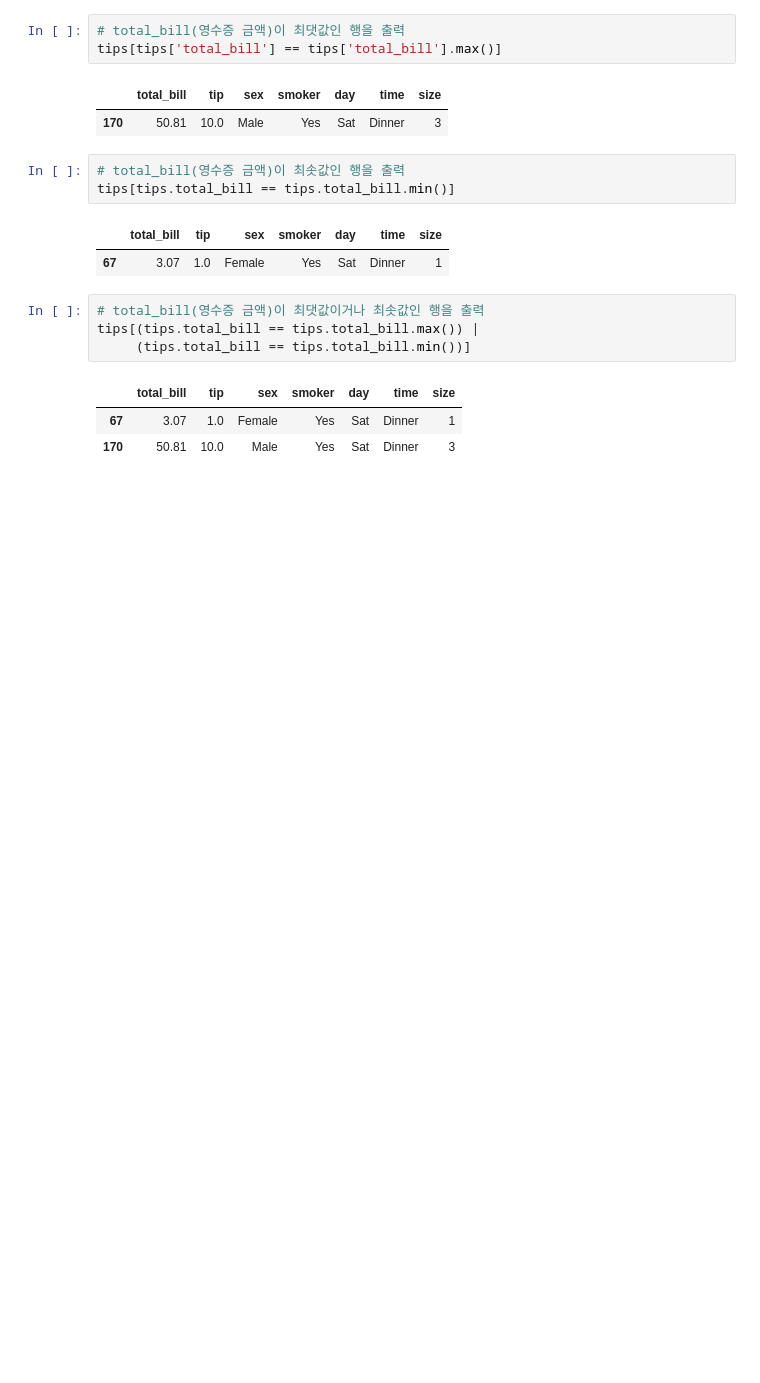
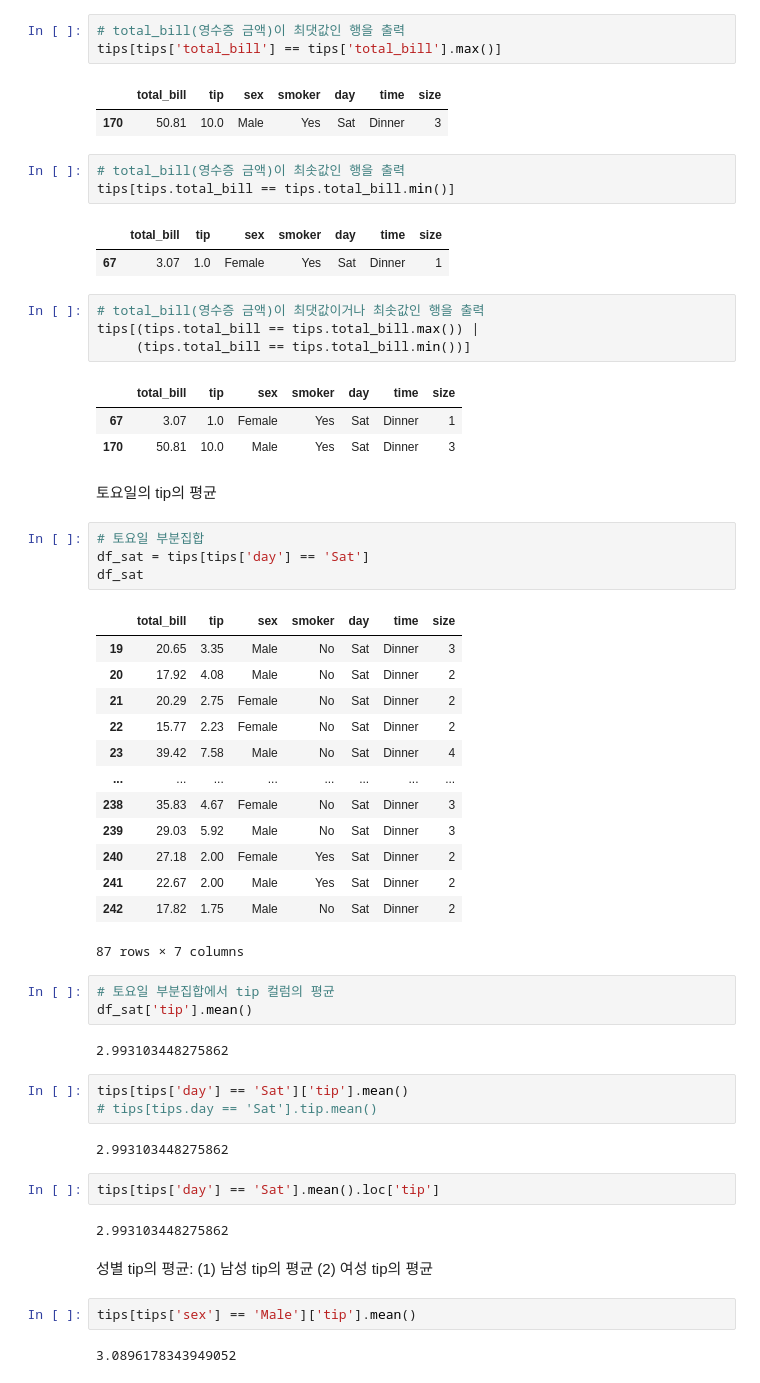
Before and after one commit to JakeOh/202105_itw_bd26, a Jupyter notebook: lab_da/da04_DataFrame.ipynb, the cells around one changed output. Saved outputs shown, nothing was run; the diff lists cells and outputs as text; blank space fills up the shorter version.

```diff
--- a/lab_da/da04_DataFrame.ipynb
+++ b/lab_da/da04_DataFrame.ipynb
@@ -164,3 +164,43 @@ tips[(tips.total_bill == tips.total_bill.max()) |
 |  | total_bill | tip | sex | smoker | day | time | size |
 | 67 | 3.07 | 1.0 | Female | Yes | Sat | Dinner | 1 |
 | 170 | 50.81 | 10.0 | Male | Yes | Sat | Dinner | 3 |
+# %% [markdown]
+토요일의 tip의 평균
+# %%
+# 토요일 부분집합
+df_sat = tips[tips['day'] == 'Sat']
+df_sat
+# %% [output]
+|  | total_bill | tip | sex | smoker | day | time | size |
+| 19 | 20.65 | 3.35 | Male | No | Sat | Dinner | 3 |
+| 20 | 17.92 | 4.08 | Male | No | Sat | Dinner | 2 |
+| 21 | 20.29 | 2.75 | Female | No | Sat | Dinner | 2 |
+| 22 | 15.77 | 2.23 | Female | No | Sat | Dinner | 2 |
+| 23 | 39.42 | 7.58 | Male | No | Sat | Dinner | 4 |
+| ... | ... | ... | ... | ... | ... | ... | ... |
+| 238 | 35.83 | 4.67 | Female | No | Sat | Dinner | 3 |
+| 239 | 29.03 | 5.92 | Male | No | Sat | Dinner | 3 |
+| 240 | 27.18 | 2.00 | Female | Yes | Sat | Dinner | 2 |
+| 241 | 22.67 | 2.00 | Male | Yes | Sat | Dinner | 2 |
+| 242 | 17.82 | 1.75 | Male | No | Sat | Dinner | 2 |
+87 rows × 7 columns
+# %%
+# 토요일 부분집합에서 tip 컬럼의 평균
+df_sat['tip'].mean()
+# %% [output]
+2.993103448275862
+# %%
+tips[tips['day'] == 'Sat']['tip'].mean()
+# tips[tips.day == 'Sat'].tip.mean()
+# %% [output]
+2.993103448275862
+# %%
+tips[tips['day'] == 'Sat'].mean().loc['tip']
+# %% [output]
+2.993103448275862
+# %% [markdown]
+성별 tip의 평균: (1) 남성 tip의 평균 (2) 여성 tip의 평균
+# %%
+tips[tips['sex'] == 'Male']['tip'].mean()
+# %% [output]
+3.0896178343949052
```
Also changed, not shown: parts of 10 cells of this notebook.
